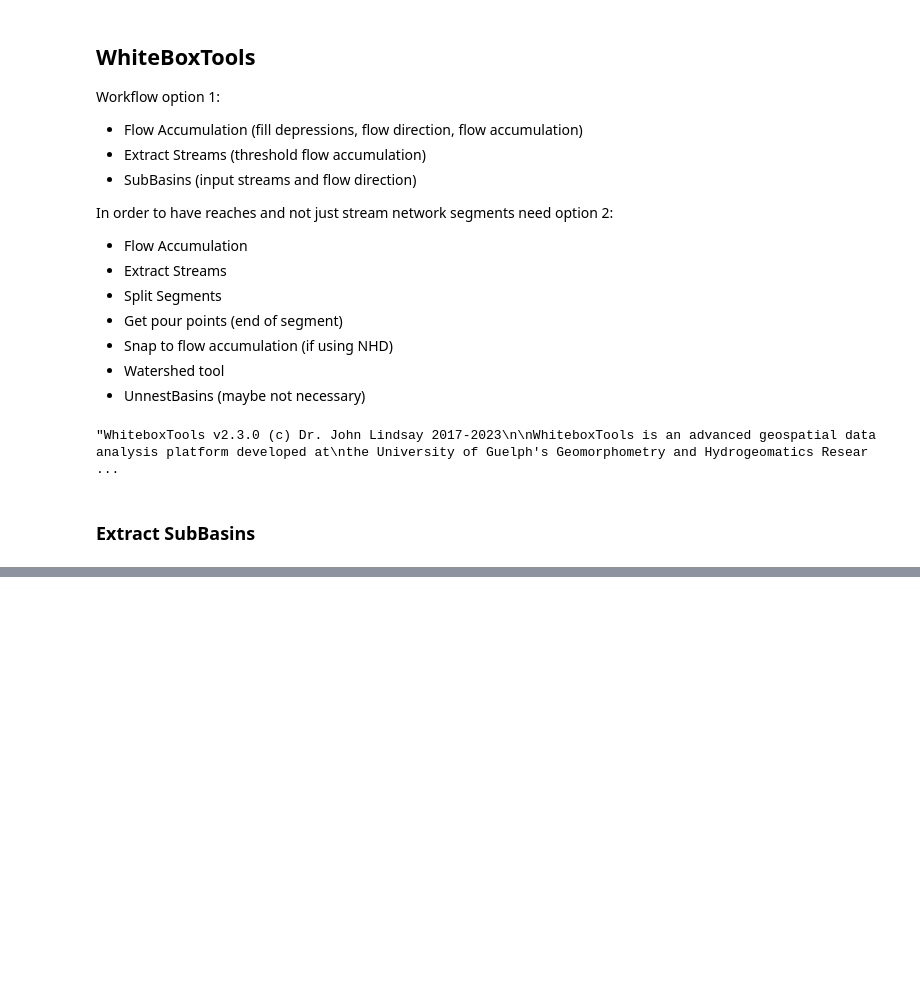
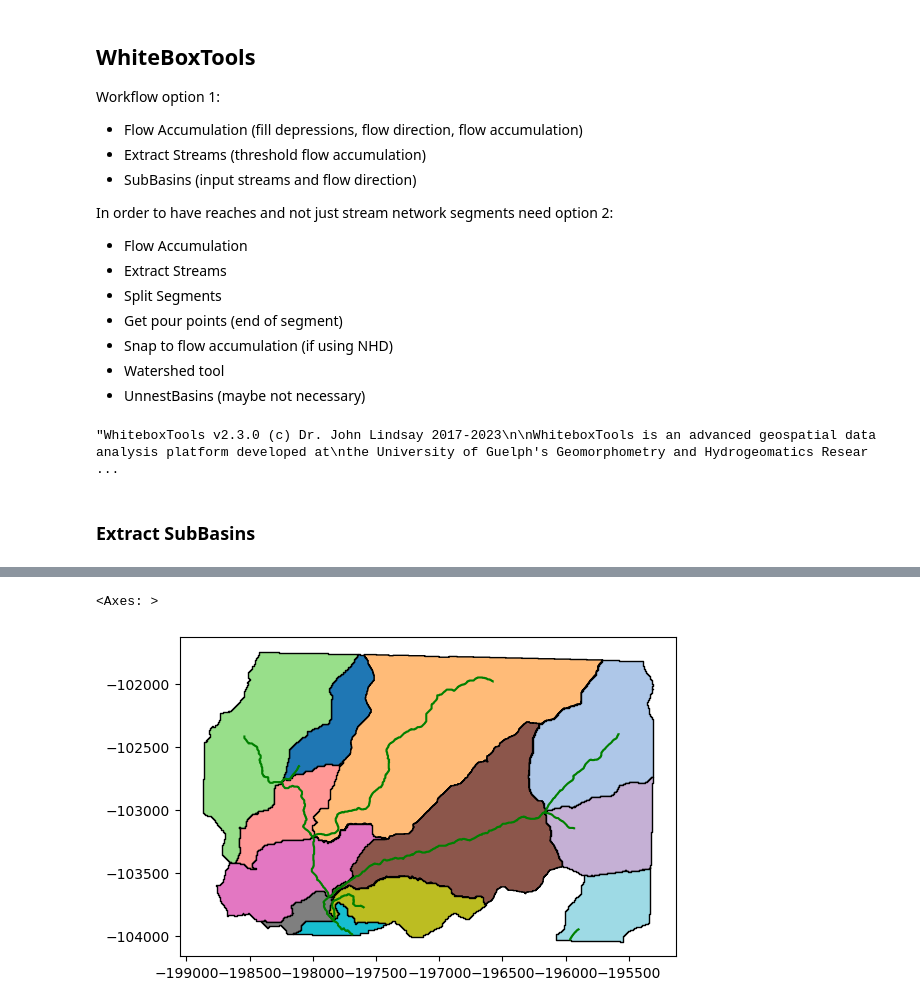
Before and after one commit to avkoehl/valleys, a Jupyter notebook: notebooks/basins.ipynb, the cells around one changed output, grey strips where cells are left out. Drawn from its saved outputs; the diff is of its cells as text; code cells hidden in the pictures; blank space fills up the shorter version.

```diff
--- a/notebooks/basins.ipynb
+++ b/notebooks/basins.ipynb
@@ -340,0 +297,9 @@ ids.explode()
+# %%
+# want dataframe of basin_polygon, flowline
+fig, ax = plt.subplots()
+streams = gpd.read_file(streams_shp_file)
+streams.plot(ax = ax, color='green')
+basin_polygons[basin_polygons['id'] > 0].plot(cmap='tab20', edgecolor='black', ax=ax)
+# %% [output]
+<Axes: >
+[figure, added]
```
Also changed, not shown: parts of 23 cells of this notebook.
